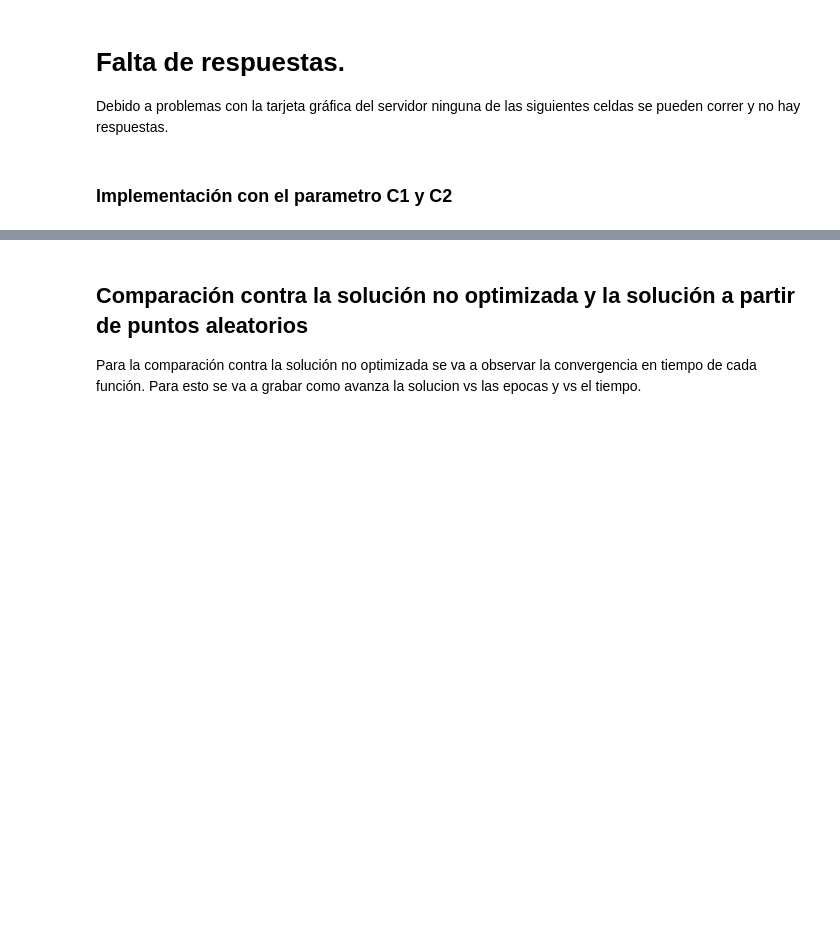
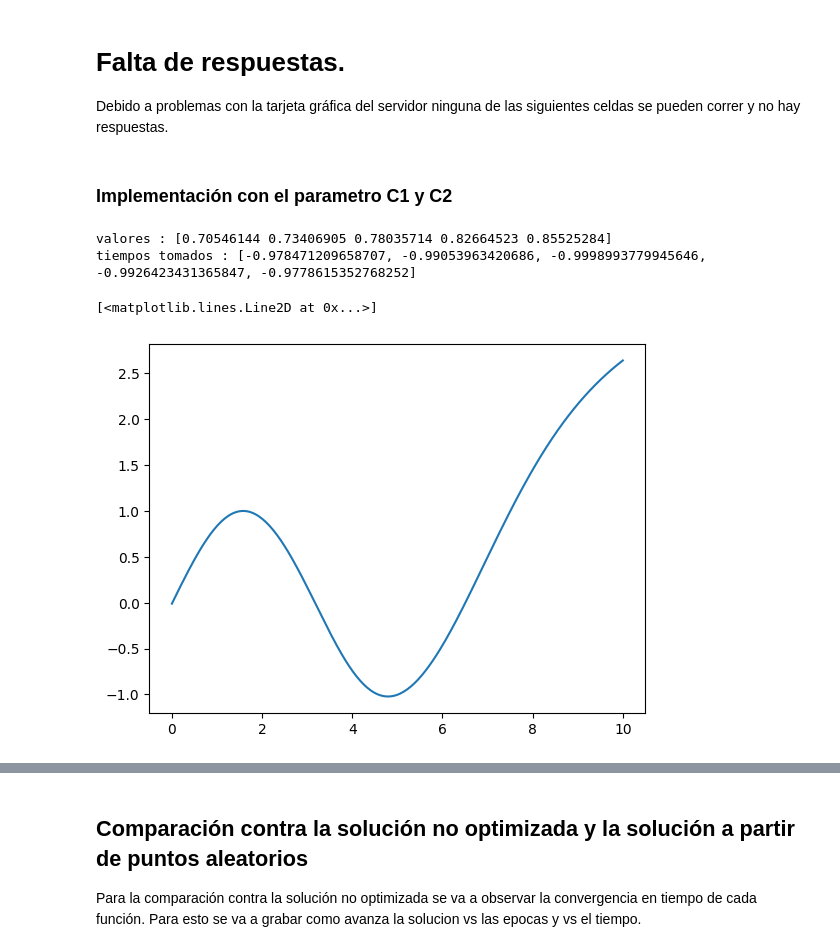
Before and after one commit to ngrandas/efficientPINN, a Jupyter notebook: pythontesis/Final.ipynb, the cells around one changed output, grey strips where cells are left out. Drawn from its saved outputs; the diff is of its cells as text; code cells hidden in the pictures; blank space fills up the shorter version.

```diff
--- a/pythontesis/Final.ipynb
+++ b/pythontesis/Final.ipynb
@@ -878,6 +903,30 @@ class optimizacionParametro():
 estadisticasC1 = optimizacionParametro("C1")
 estadisticasC2 = optimizacionParametro("C2")
 estadisticassigma= optimizacionParametro("sigma")
+# %%
+print(f'valores : {valores}')
+print(f'tiempos tomados : {tiemposTomados}')
+# %% [output]
+valores : [0.70546144 0.73406905 0.78035714 0.82664523 0.85525284]
+tiempos tomados : [-0.978471209658707, -0.99053963420686, -0.9998993779945646, -0.9926423431365847, -0.9778615352768252]
+# %%
+ygrafica = []
+puntosGrafica = torch.linspace(0,10,250)
+for i in puntosGrafica:
+    ytemp=redDinamica(torch.tensor([i],device = device))
+    ygrafica.append(ytemp.detach().item())
+    #ygrafica.append(ytemp.detach().numpy()[0])
+import numpy as np
+puntosGrafica = np.linspace(0,10,250)
+if nombre != 'senoParalelo0 epochs-4.66.tar':
+    epoca = int(nombre[12:16])
+else:
+    epoca = 0
+alpha = epoca/1e5
+plt.plot(puntosGrafica,ygrafica)
+# %% [output]
+[<matplotlib.lines.Line2D at 0x...>]
+[figure, added]
 # %%
 for rondaDeOptimizacionGlobal in range(1):
     # Optimización para el parametro C1
```
Also changed, not shown: parts of 10 cells of this notebook.
